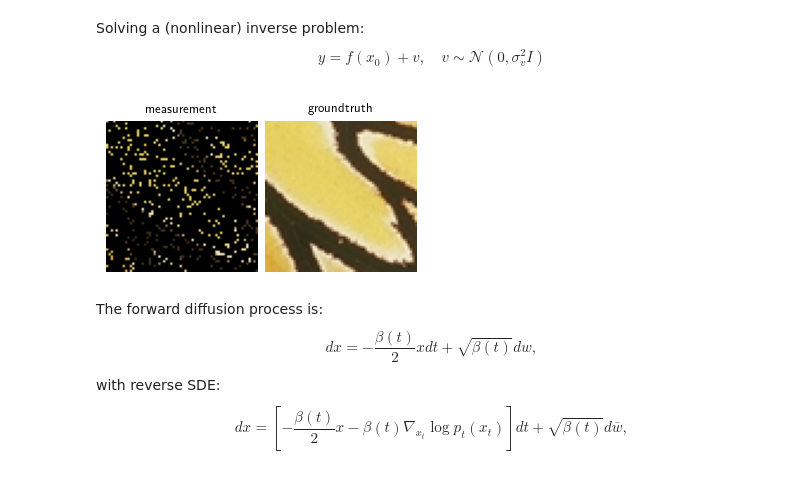
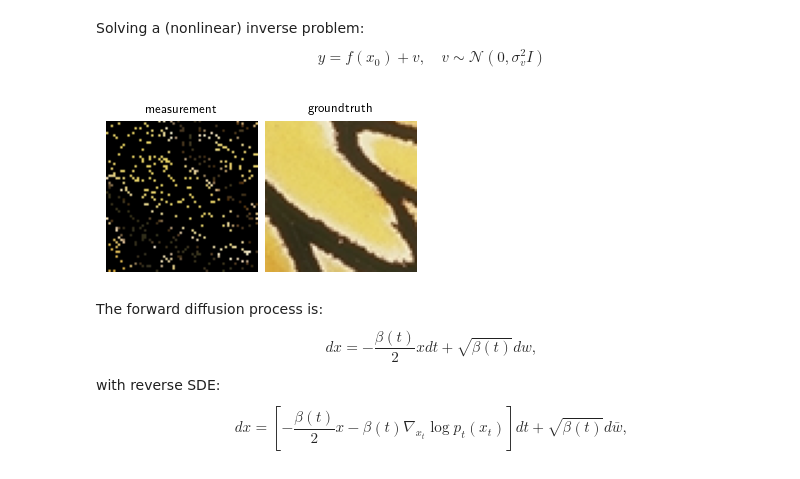
Before and after one commit to isomorphicdude/RED-diff, a Jupyter notebook: demo.ipynb, the cells around one changed output. Saved outputs shown, nothing was run; the diff lists cells and outputs as text; code cells hidden in the pictures.

```diff
--- a/demo.ipynb
+++ b/demo.ipynb
@@ -14,35 +14,36 @@ import torch
 import deepinv as dinv
 from deepinv.utils.plotting import plot
 from deepinv.optim.data_fidelity import L2
 from deepinv.utils.demo import load_url_image, get_image_url
 from tqdm import tqdm  # to visualize progress
 
 # device = dinv.utils.get_freer_gpu() if torch.cuda.is_available() else "cpu"
-device = "mps" # running on Apple Silicon
+# device = "mps" # running on Apple Silicon
+device = "cpu"
 
 url = get_image_url("butterfly.png")
 
 x_true = load_url_image(url=url, img_size=64).to(device)
 x = x_true.clone()
 
 sigma = 12.75 / 255.0  # noise level
 
 physics = dinv.physics.Inpainting(
     tensor_size=(3, x.shape[-2], x.shape[-1]),
     mask=0.1,
     pixelwise=True,
     device=device,
 )
 
 y = physics(x_true)
 
 imgs = [y, x_true]
 plot(
     imgs,
     titles=["measurement", "groundtruth"],
 )
 # %% [output]
-[figure, old version]
+[figure, new version]
 # %% [markdown]
 The forward diffusion process is:
 $$
```
Also changed, not shown: parts of 6 cells of this notebook.
